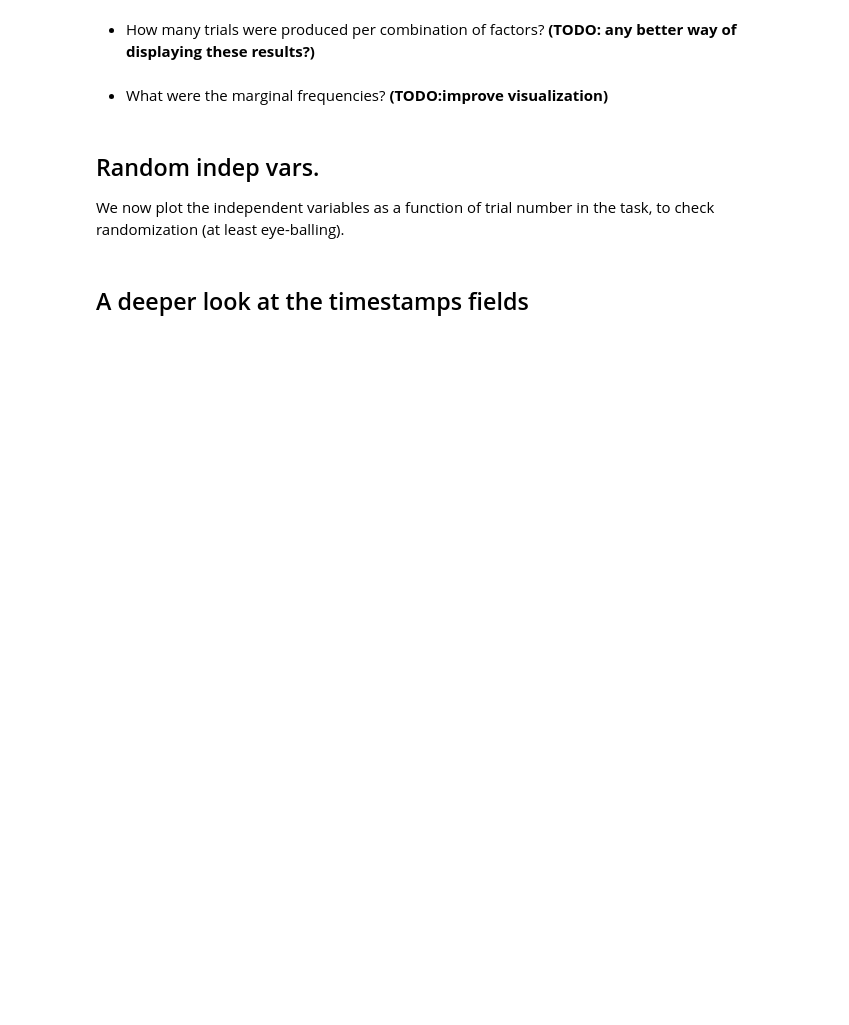
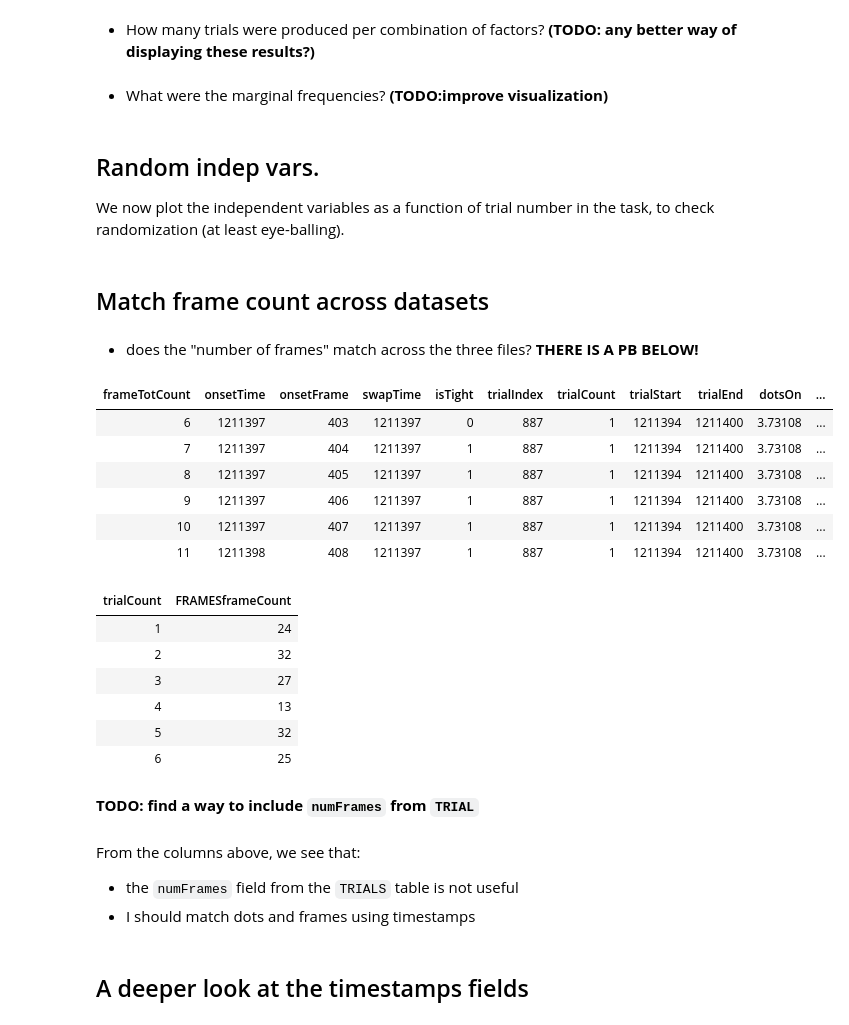
Before and after one commit to TheGoldLab/Analysis_SingleCP_DotsReversal, a Jupyter notebook: Jupyter/pilot11.ipynb, the cells around one changed output. Cells and saved outputs as stored; diff of their text form; code cells hidden in the pictures; blank space fills up the shorter version.

```diff
--- a/Jupyter/pilot11.ipynb
+++ b/Jupyter/pilot11.ipynb
@@ -258,6 +262,7 @@ for (i in 1:length(indepVarNames)) {
 }
 # %% [markdown]
 ## Random indep vars.
+<a id='randIndVar'></a>
 We now plot the independent variables as a function of trial number in the task, to check randomization (at least eye-balling).
 # %%
 p1 <- ggplot(TRIALS, aes(x=trialCount, y=dotsOff - dotsOn)) + geom_line()
@@ -266,3 +271,44 @@ p3 <- ggplot(TRIALS[trialCount < 50], aes(x=trialCount, y=initDirection)) + geom
 p4 <- ggplot(TRIALS[trialCount < 50], aes(x=trialCount, y=endDirection)) + geom_line() + geom_point(aes(col=factor(presenceCP)))
 p5 <- ggplot(TRIALS, aes(x=trialCount, y=presenceCP)) + geom_line()
 grid.arrange(p1,p2,p3,p4,p5, nrow=5)
+# %% [markdown]
+## Match frame count across datasets
+# %%
+# we work on a custom data.table containing the frames data and a few columns from the TRIALS table
+
+# first we discard aborted trials
+frameTimes <- FRAMES[!is.na(trialCount),]
+
+# then we add some columns from TRIALS (the syntax is that of a right join)
+frameTimes <- FRAMES[TRIALS[!is.na(trialCount),
+                            .(trialStart, trialEnd,
+                              dotsOn, dotsOff,
+                              trialCount,
+                              numFrames)], on="trialCount"]
+
+# only consider frames with onsetTime in-between dotsOn and dotsOff
+frameTimes <- frameTimes[onsetTime-trialStart>=dotsOn & onsetTime-trialStart <= dotsOff]
+# %% [markdown]
+- does the "number of frames" match across the three files? **THERE IS A PB BELOW!**
+# %%
+# we now create a custom data.table to hold the frame count from the three files.
+frameCounts <- frameTimes[,.(FRAMESframeCount=.N), by=trialCount]
+head(frameTimes)
+head(frameCounts)
+# %% [output]
+| frameTotCount | onsetTime | onsetFrame | swapTime | isTight | trialIndex | trialCount | trialStart | trialEnd | dotsOn | ... |
+| 6 | 1211397 | 403 | 1211397 | 0 | 887 | 1 | 1211394 | 1211400 | 3.73108 | ... |
+| 7 | 1211397 | 404 | 1211397 | 1 | 887 | 1 | 1211394 | 1211400 | 3.73108 | ... |
+| 8 | 1211397 | 405 | 1211397 | 1 | 887 | 1 | 1211394 | 1211400 | 3.73108 | ... |
+| 9 | 1211397 | 406 | 1211397 | 1 | 887 | 1 | 1211394 | 1211400 | 3.73108 | ... |
+| 10 | 1211397 | 407 | 1211397 | 1 | 887 | 1 | 1211394 | 1211400 | 3.73108 | ... |
+| 11 | 1211398 | 408 | 1211397 | 1 | 887 | 1 | 1211394 | 1211400 | 3.73108 | ... |
+| trialCount | FRAMESframeCount |
+| 1 | 24 |
+| 2 | 32 |
+| 3 | 27 |
+| 4 | 13 |
+| 5 | 32 |
+| 6 | 25 |
+# %% [markdown]
+**TODO: find a way to include `numFrames` from `TRIAL`**
@@ -269,3 +322,7 @@ grid.arrange(p1,p2,p3,p4,p5, nrow=5)
+# %% [markdown]
+From the columns above, we see that:
+- the `numFrames` field from the `TRIALS` table is not useful
+- I should match dots and frames using timestamps
 # %% [markdown]
 ## A deeper look at the timestamps fields
 # %%
```
Also changed, not shown: parts of 16 cells of this notebook.
